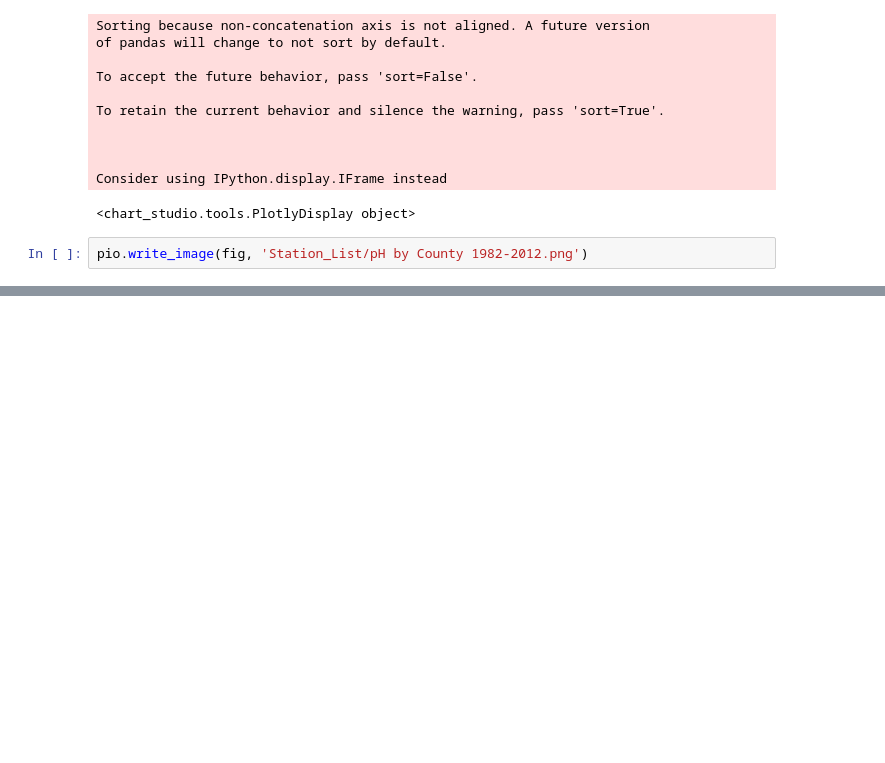
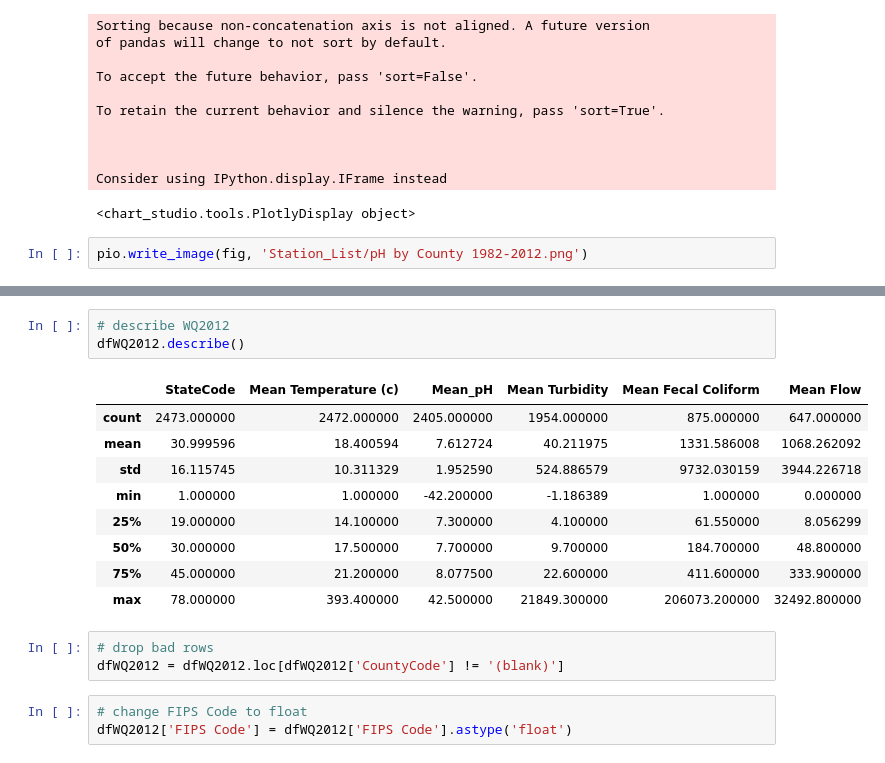
Before and after one commit to ekenigsberg/BootCampProject01-2019-07-06, a Jupyter notebook: Water Quality 01.ipynb, the cells around one changed output, grey strips where cells are left out. Cells and saved outputs as stored; diff of their text form; blank space fills up the shorter version.

```diff
--- a/Water Quality 01.ipynb
+++ b/Water Quality 01.ipynb
@@ -214,0 +294,19 @@ pio.write_image(fig, 'Station_List/pH by County 1982-2012.png')
+# %%
+# describe WQ2012
+dfWQ2012.describe()
+# %% [output]
+|  | StateCode | Mean Temperature (c) | Mean_pH | Mean Turbidity | Mean Fecal Coliform | Mean Flow |
+| count | 2473.000000 | 2472.000000 | 2405.000000 | 1954.000000 | 875.000000 | 647.000000 |
+| mean | 30.999596 | 18.400594 | 7.612724 | 40.211975 | 1331.586008 | 1068.262092 |
+| std | 16.115745 | 10.311329 | 1.952590 | 524.886579 | 9732.030159 | 3944.226718 |
+| min | 1.000000 | 1.000000 | -42.200000 | -1.186389 | 1.000000 | 0.000000 |
+| 25% | 19.000000 | 14.100000 | 7.300000 | 4.100000 | 61.550000 | 8.056299 |
+| 50% | 30.000000 | 17.500000 | 7.700000 | 9.700000 | 184.700000 | 48.800000 |
+| 75% | 45.000000 | 21.200000 | 8.077500 | 22.600000 | 411.600000 | 333.900000 |
+| max | 78.000000 | 393.400000 | 42.500000 | 21849.300000 | 206073.200000 | 32492.800000 |
+# %%
+# drop bad rows
+dfWQ2012 = dfWQ2012.loc[dfWQ2012['CountyCode'] != '(blank)']
+# %%
+# change FIPS Code to float
+dfWQ2012['FIPS Code'] = dfWQ2012['FIPS Code'].astype('float')
```
Also changed, not shown: parts of 19 cells of this notebook, 3 other files.
